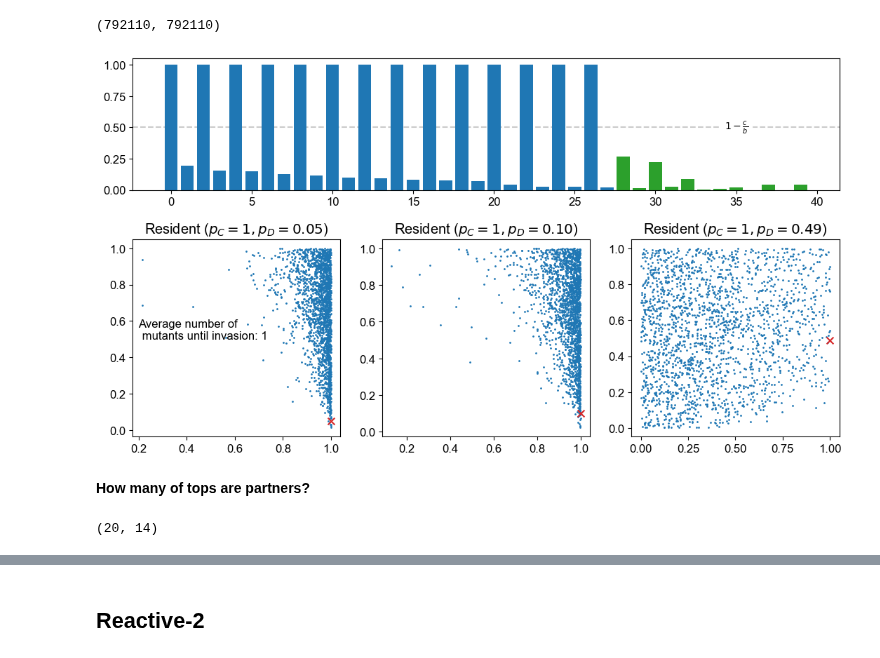
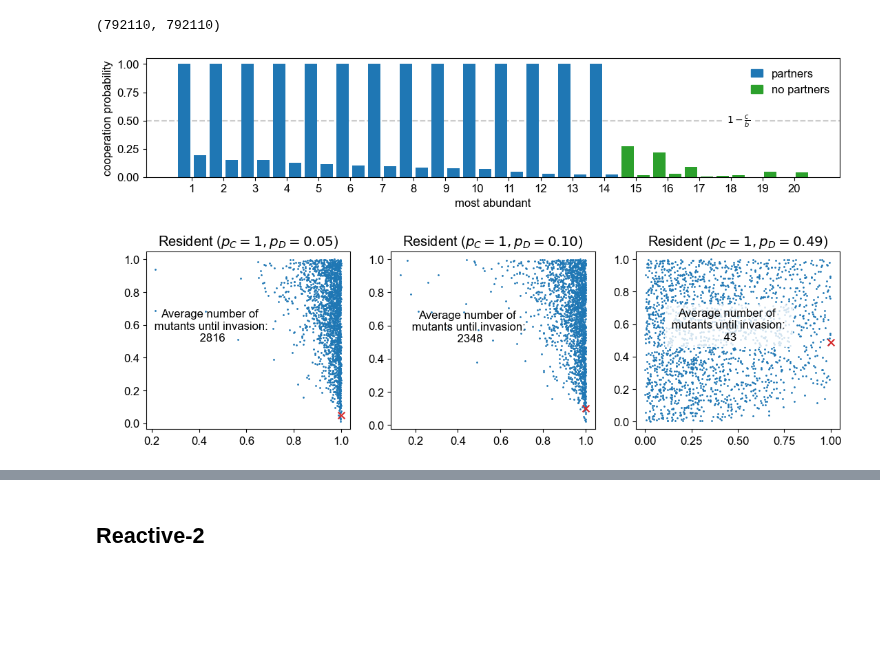
Before and after one commit to Nikoleta-v3/conditional-cooperation-with-longer-memory, a Jupyter notebook: notebooks/Looking into Fig 3.ipynb, the cells around one changed output, grey strips where cells are left out. Saved outputs shown, nothing was run; the diff lists cells and outputs as text; code cells hidden in the pictures; blank space fills up the shorter version.

```diff
--- a/notebooks/Looking into Fig 3.ipynb
+++ b/notebooks/Looking into Fig 3.ipynb
@@ -167,0 +208,4 @@ Text(0.5, 1.0, 'Reactive-1')
+# %%
+player1_evol_outcome = [1, 0.1, 0.6, 0.3]
+
+player1_opposite = [1, 0.6, 0.1, 0.3]
@@ -167,0 +221,2 @@ Text(0.5, 1.0, 'Reactive-1')
+# %%
+p1, p2, p3, p4 = sym.symbols("p1, p2, p3, p4")
@@ -167,0 +255,2 @@ Text(0.5, 1.0, 'Reactive-1')
+# %%
+pure = list(itertools.product([0, 1], repeat=4))
@@ -167,0 +283,10 @@ Text(0.5, 1.0, 'Reactive-1')
+# %%
+N = 100; b = 1; c = 1/2
+
+memory = "two"
+
+resident1 = player1_evol_outcome
+
+resident2 = player1_opposite
+
+deviating_indices = [1, 2, 5, 6, 7]
@@ -370,34 +579,71 @@ fig, axes = plt.subplot_mosaic("AAA;BCD", figsize=(13, 7), gridspec_kw = {'heigh
 
 j = 0
 
 for i, row in top_one.iterrows():
     if row['ispartner'] == True:
         c = colors[0]
     else:
         c = colors[1]
 
     axes["A"].bar([j + 0, j + 1], [row['p_1'], row['p_2']], color=c)
 
     j += 2
 
 axes["A"].axhline(0.5, linestyle='--', color='black', alpha=.2, zorder=-1)
 
-axes["A"].text(35, 0.5, r'$1 - \frac{c}{b}$', fontsize=10, va='center', ha='center', backgroundcolor='w');
+axes["A"].text(35, 0.5, r'$1 - \frac{c}{b}$',
+               fontsize=10, va='center', ha='center', backgroundcolor='w');
+
+axes["A"].set_xticks(np.arange(0.5, 40, 2))
+axes["A"].set_xticklabels(np.arange(1, 21, 1))
+axes["A"].set_xlabel("most abundant")
+axes["A"].set_ylabel("cooperation probability")
+
+label = [
+        (
+            mpatches.Patch(color='tab:blue'),
+            f"partners",
+        ),
+        (
+            mpatches.Patch(color='tab:green'),
+            f"no partners",
+        )
+    ]
+
+axes["A"].legend(
+    *zip(*label),
+#         bbox_to_anchor=(1.03, 1.01),
+    handlelength=1,
+    fontsize=12,
+    frameon=False,
+)
+
 
 
 axes["B"].scatter(invaders["p"], invaders["q"], s=1);
 axes["B"].scatter(1, 0.05, s=50, marker='x', color='tab:red');
 axes["B"].set_title("Resident ($p_{C} = 1, p_{D} = 0.05$)");
-axes["B"].text(0.2, .5, f'Average number of \n mutants until invasion: {1}')
+axes["B"].text(0.45, .5,
+               f'Average number of \n mutants until invasion: \n {round(m1)}',
+               ha='center')
 
 axes["C"].scatter(invaders2["p"], invaders2["q"], s=1);
 axes["C"].scatter(1, 0.10, s=50, marker='x', color='tab:red');
 axes["C"].set_title("Resident ($p_{C} = 1, p_{D} = 0.10$)");
+axes["C"].text(0.45, .5,
+               f'Average number of \n mutants until invasion: \n {round(m2)}',
+               ha='center')
 
 axes["D"].scatter(invaders1["p"], invaders1["q"], s=1);
 axes["D"].scatter(1, 0.49, s=50, marker='x', color='tab:red');
 axes["D"].set_title("Resident ($p_{C} = 1, p_{D} = 0.49$)");
+t = axes["D"].text(0.45, .5,
+               f'Average number of \n mutants until invasion: \n {round(m3)}',
+               ha='center')
+t.set_bbox(dict(facecolor='white', alpha=0.8, edgecolor='white'))
 
-fig.subplots_adjust(hspace=.3)
+fig.subplots_adjust(hspace=.5)
+
+fig.savefig("../figures/siFigInvasionR1.pdf", bbox_inches="tight")
 # %% [output]
-[figure, old version]
+[figure, new version]
@@ -406,6 +649,0 @@ fig.subplots_adjust?
-# %% [markdown]
-**How many of tops are partners?**
-# %%
-len(count), sum(count)
-# %% [output]
-(20, 14)
```
Also changed, not shown: parts of 51 cells of this notebook, 17 other files.
